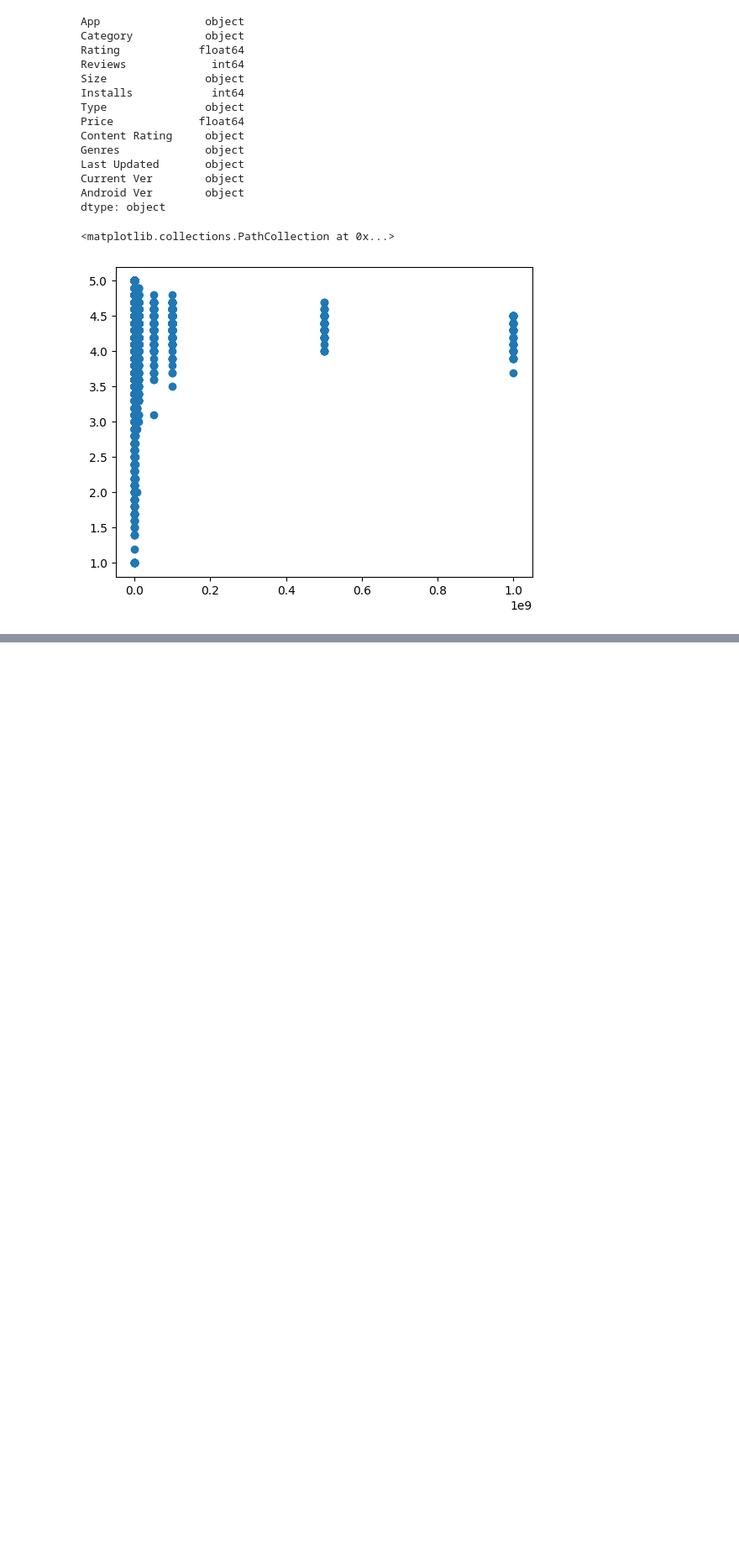
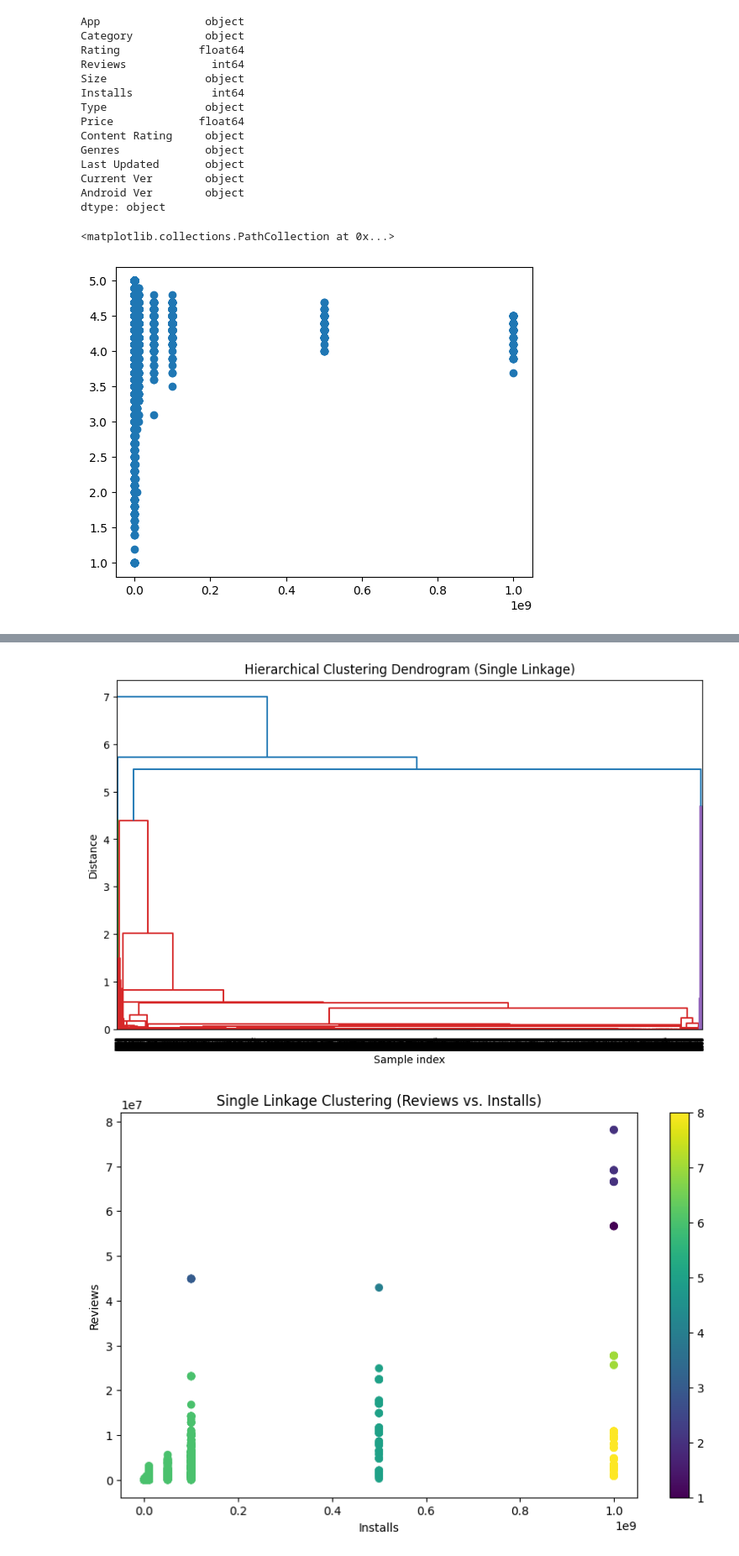
Before and after one commit to MiaZakiee/Applied-AI-Final-Project, a Jupyter notebook: yawa.ipynb, the cells around one changed output, grey strips where cells are left out. Shown at 84% size. Cells and saved outputs as stored; diff of their text form; code cells hidden in the pictures; blank space fills up the shorter version.

```diff
--- a/yawa.ipynb
+++ b/yawa.ipynb
@@ -160,0 +211,44 @@ s\
+# %%
+from scipy.cluster.hierarchy import linkage, fcluster
+from scipy.cluster.hierarchy import dendrogram
+
+# Select relevant features for clustering
+features = data[['Reviews', 'Installs']]
+
+# Standardize the features
+scaler = StandardScaler()
+standardized_features = scaler.fit_transform(features)
+
+# Perform single linkage hierarchical clustering
+Z = linkage(standardized_features, method='single')
+
+# Plot the dendrogram
+plt.figure(figsize=(10, 6))
+dendrogram(Z)
+plt.xlabel('Sample index')
+plt.ylabel('Distance')
+plt.title('Hierarchical Clustering Dendrogram (Single Linkage)')
+plt.show()
+
+# Extract clusters using a maximum distance threshold
+max_d = 3  # Example threshold
+clusters = fcluster(Z, max_d, criterion='distance')
+
+# Assign clusters to the data
+data['Cluster'] = clusters
+
+# Plot the clusters
+plt.figure(figsize=(10, 6))
+scatter = plt.scatter(data['Installs'], data['Reviews'], c=data['Cluster'], cmap='viridis')
+plt.xlabel('Installs')
+plt.ylabel('Reviews')
+plt.title('Single Linkage Clustering (Reviews vs. Installs)')
+plt.colorbar(scatter)
+plt.show()
+
+# Print the first 5 rows of each cluster
+for cluster in data['Cluster'].unique():
+    print(f"Cluster {cluster}:\n", data[data['Cluster'] == cluster].head(), "\n")
+# %% [output]
+[figure, added]
+[figure, added]
```
Also changed, not shown: parts of 6 cells of this notebook.
